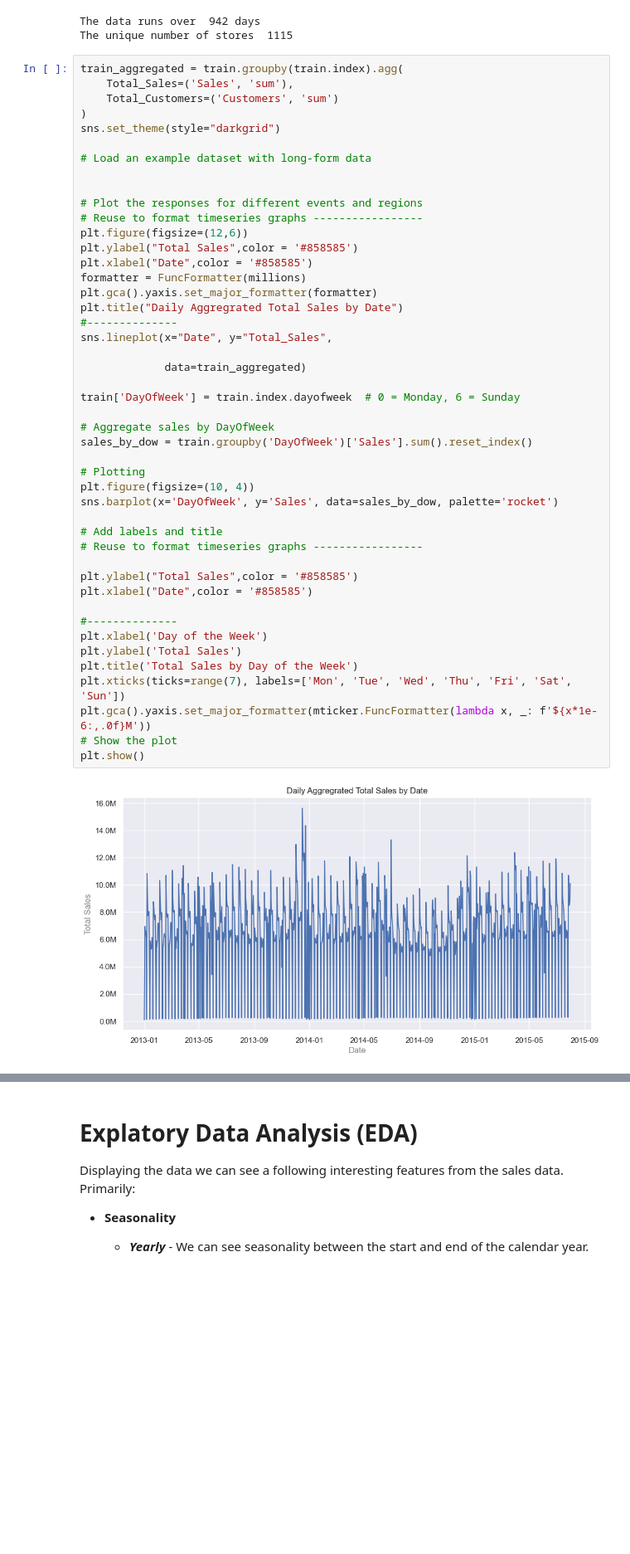
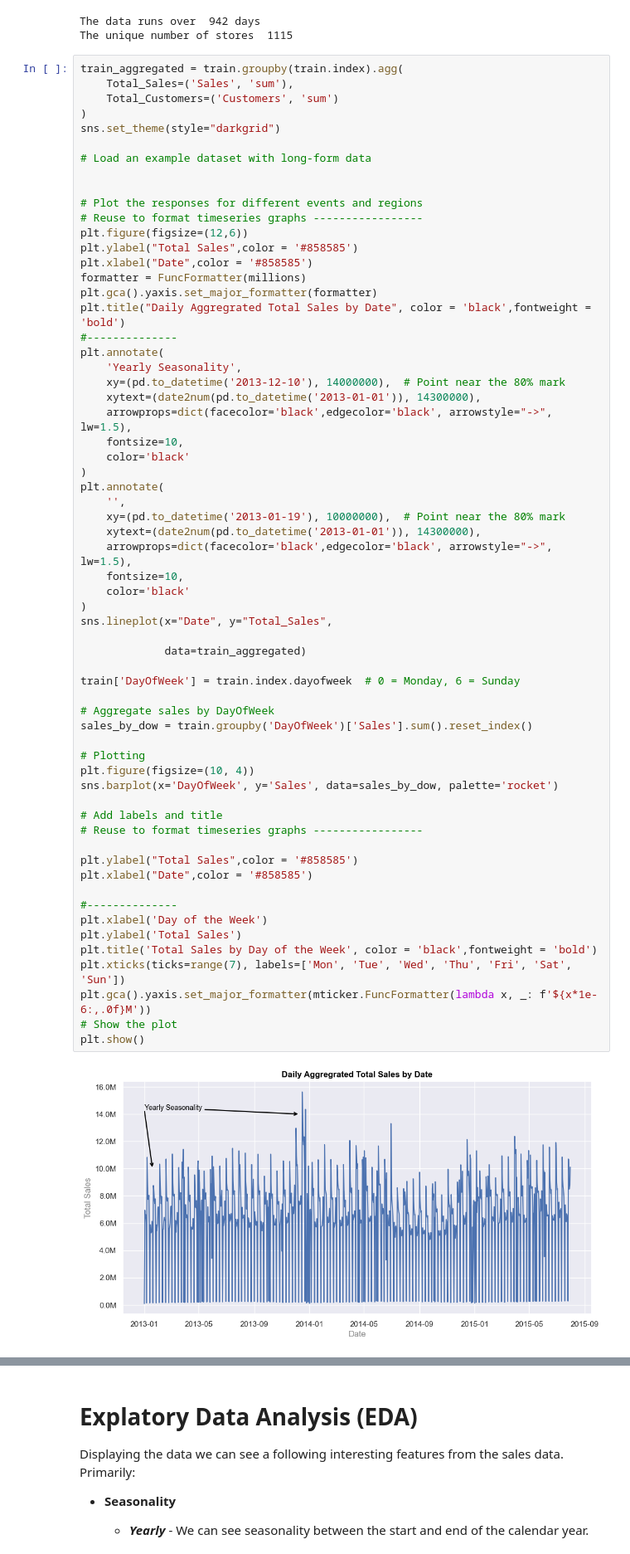
Before and after one commit to DharmickM/RossmanSalesAnalysis, a Jupyter notebook: RevisedIncrementalityModel-SARIMAX.ipynb, the cells around one changed output, grey strips where cells are left out. Shown at 83% size. Cells and saved outputs as stored; diff of their text form; blank space fills up the shorter version.

```diff
--- a/RevisedIncrementalityModel-SARIMAX.ipynb
+++ b/RevisedIncrementalityModel-SARIMAX.ipynb
@@ -229,34 +242,50 @@ plt.ylabel("Total Sales",color = '#858585')
 plt.xlabel("Date",color = '#858585')
 formatter = FuncFormatter(millions)
 plt.gca().yaxis.set_major_formatter(formatter)
-plt.title("Daily Aggregrated Total Sales by Date")
+plt.title("Daily Aggregrated Total Sales by Date", color = 'black',fontweight = 'bold')
 #--------------
+plt.annotate(
+    'Yearly Seasonality',
+    xy=(pd.to_datetime('2013-12-10'), 14000000),  # Point near the 80% mark
+    xytext=(date2num(pd.to_datetime('2013-01-01')), 14300000),
+    arrowprops=dict(facecolor='black',edgecolor='black', arrowstyle="->", lw=1.5),
+    fontsize=10,
+    color='black'
+)
+plt.annotate(
+    '',
+    xy=(pd.to_datetime('2013-01-19'), 10000000),  # Point near the 80% mark
+    xytext=(date2num(pd.to_datetime('2013-01-01')), 14300000),
+    arrowprops=dict(facecolor='black',edgecolor='black', arrowstyle="->", lw=1.5),
+    fontsize=10,
+    color='black'
+)
 sns.lineplot(x="Date", y="Total_Sales",
 
              data=train_aggregated)
 
 train['DayOfWeek'] = train.index.dayofweek  # 0 = Monday, 6 = Sunday
 
 # Aggregate sales by DayOfWeek
 sales_by_dow = train.groupby('DayOfWeek')['Sales'].sum().reset_index()
 
 # Plotting
 plt.figure(figsize=(10, 4))
 sns.barplot(x='DayOfWeek', y='Sales', data=sales_by_dow, palette='rocket')
 
 # Add labels and title
 # Reuse to format timeseries graphs -----------------
 
 plt.ylabel("Total Sales",color = '#858585')
 plt.xlabel("Date",color = '#858585')
 
 #--------------
 plt.xlabel('Day of the Week')
 plt.ylabel('Total Sales')
-plt.title('Total Sales by Day of the Week')
+plt.title('Total Sales by Day of the Week', color = 'black',fontweight = 'bold')
 plt.xticks(ticks=range(7), labels=['Mon', 'Tue', 'Wed', 'Thu', 'Fri', 'Sat', 'Sun'])
 plt.gca().yaxis.set_major_formatter(mticker.FuncFormatter(lambda x, _: f'${x*1e-6:,.0f}M'))
 # Show the plot
 plt.show()
 # %% [output]
-[figure, old version]
+[figure, new version]
```
Also changed, not shown: parts of 45 cells of this notebook, 8 other files.
